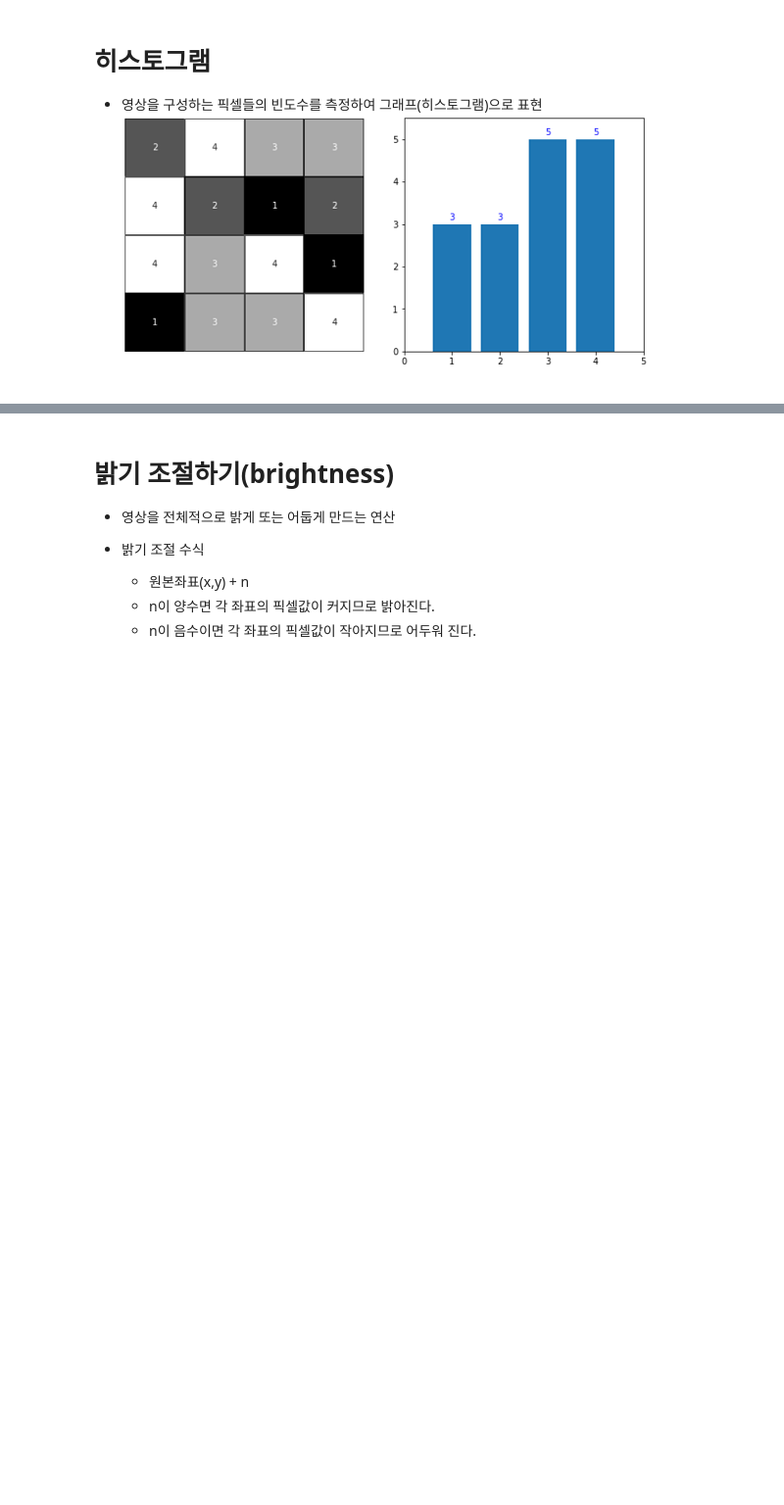
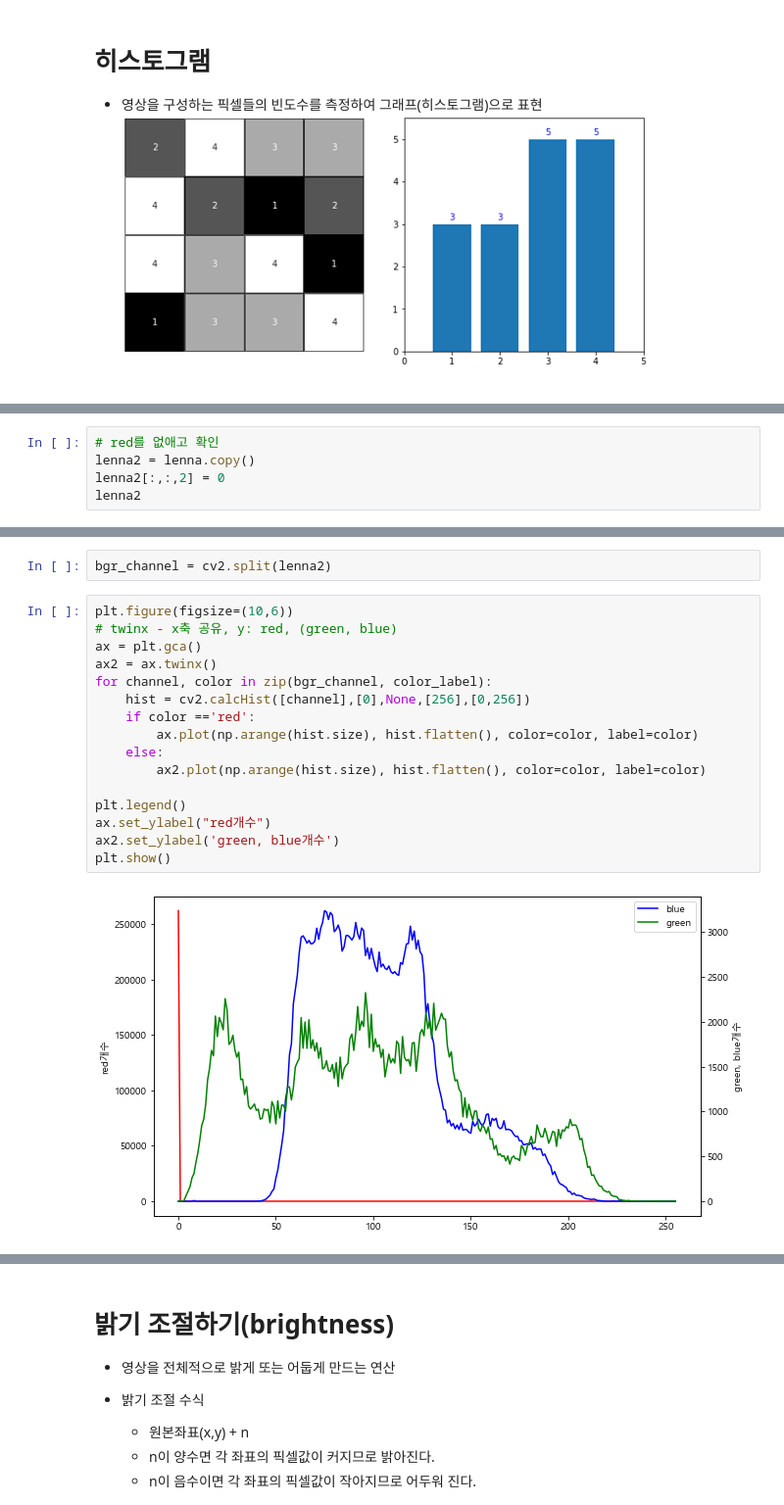
Before and after one commit to mein0121/Python_JupyterNotebook, a Jupyter notebook: 09.Opencv_src/02_기본 영상 처리.ipynb, the cells around one changed output, grey strips where cells are left out. Shown at 98% size. Drawn from its saved outputs; the diff is of its cells as text; blank space fills up the shorter version.

```diff
--- a/09.Opencv_src/02_기본 영상 처리.ipynb
+++ b/09.Opencv_src/02_기본 영상 처리.ipynb
@@ -11,0 +80,5 @@
+# %%
+# red를 없애고 확인
+lenna2 = lenna.copy()
+lenna2[:,:,2] = 0
+lenna2
@@ -11,0 +103,20 @@
+# %%
+bgr_channel = cv2.split(lenna2)
+# %%
+plt.figure(figsize=(10,6))
+# twinx - x축 공유, y: red, (green, blue)
+ax = plt.gca()
+ax2 = ax.twinx()
+for channel, color in zip(bgr_channel, color_label):
+    hist = cv2.calcHist([channel],[0],None,[256],[0,256])
+    if color =='red':
+        ax.plot(np.arange(hist.size), hist.flatten(), color=color, label=color)
+    else:
+        ax2.plot(np.arange(hist.size), hist.flatten(), color=color, label=color)
+
+plt.legend()
+ax.set_ylabel("red개수")
+ax2.set_ylabel('green, blue개수')
+plt.show()
+# %% [output]
+[figure, added]
```
Also changed, not shown: parts of 23 cells of this notebook.
